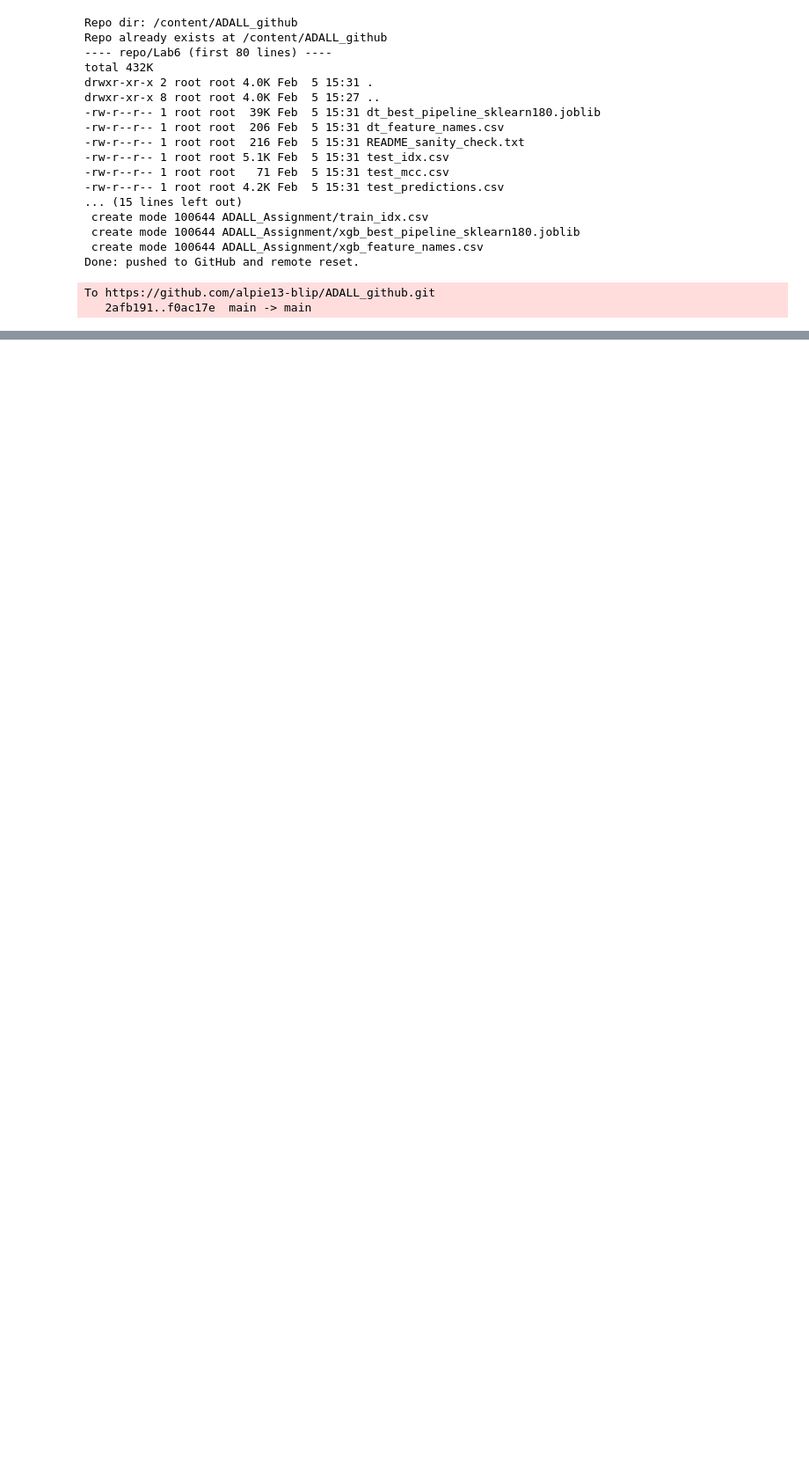
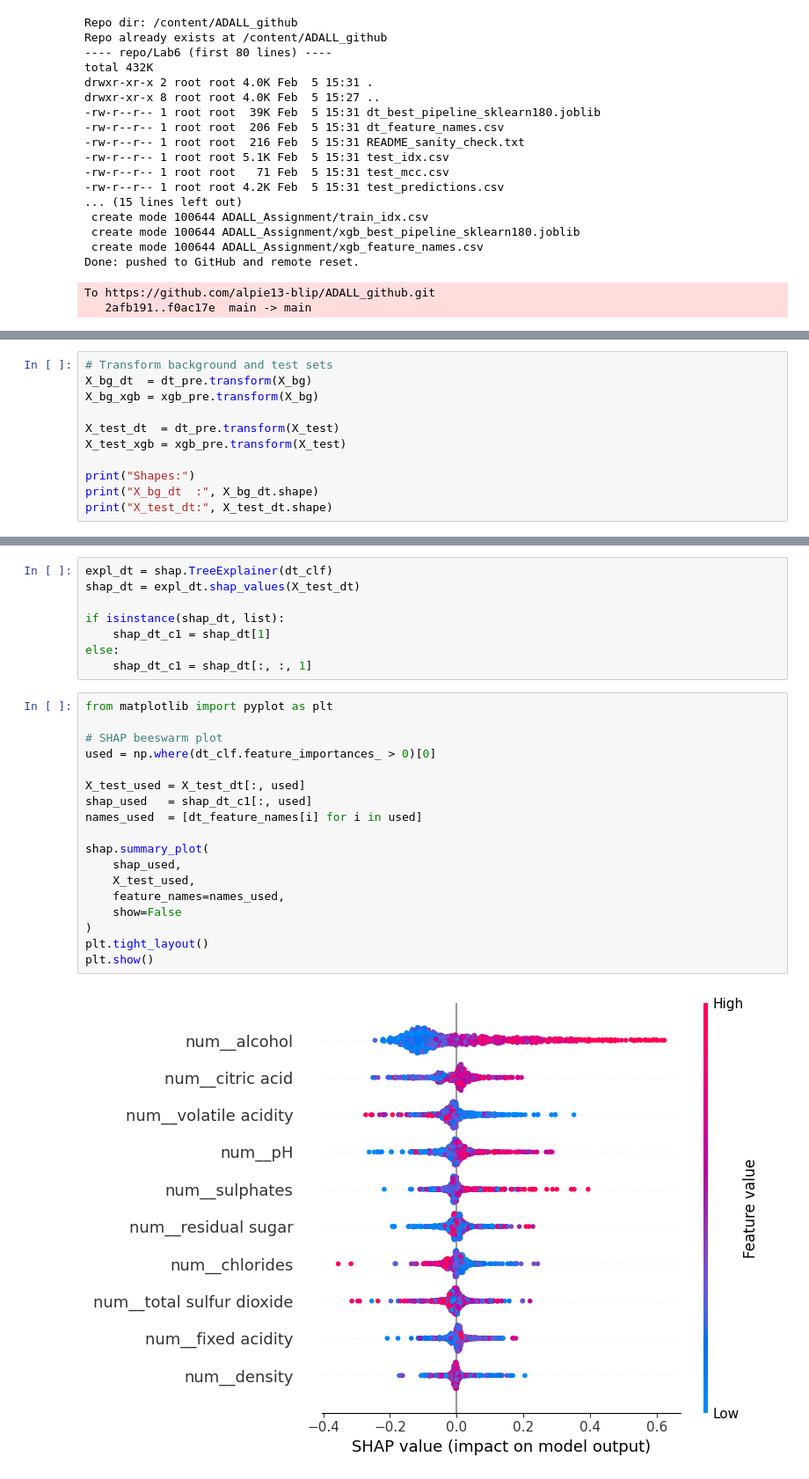
Before and after one commit to alpie13-blip/ADALL_github, a Jupyter notebook: ADALL/4641601C_ADALL_Project. v5.ipynb, the cells around one changed output, grey strips where cells are left out. Shown at 88% size. Drawn from its saved outputs; the diff is of its cells as text; blank space fills up the shorter version.

Commit message:
All codes added - SHAP and feature importance

```diff
--- a/ADALL/4641601C_ADALL_Project. v5.ipynb
+++ b/ADALL/4641601C_ADALL_Project. v5.ipynb
@@ -1540,0 +1719,11 @@ To https://github.com/alpie13-blip/ADALL_github.git
+# %%
+# Transform background and test sets
+X_bg_dt  = dt_pre.transform(X_bg)
+X_bg_xgb = xgb_pre.transform(X_bg)
+
+X_test_dt  = dt_pre.transform(X_test)
+X_test_xgb = xgb_pre.transform(X_test)
+
+print("Shapes:")
+print("X_bg_dt  :", X_bg_dt.shape)
+print("X_test_dt:", X_test_dt.shape)
@@ -1540,0 +1734,28 @@ To https://github.com/alpie13-blip/ADALL_github.git
+# %%
+expl_dt = shap.TreeExplainer(dt_clf)
+shap_dt = expl_dt.shap_values(X_test_dt)
+
+if isinstance(shap_dt, list):
+    shap_dt_c1 = shap_dt[1]
+else:
+    shap_dt_c1 = shap_dt[:, :, 1]
+# %%
+from matplotlib import pyplot as plt
+
+# SHAP beeswarm plot
+used = np.where(dt_clf.feature_importances_ > 0)[0]
+
+X_test_used = X_test_dt[:, used]
+shap_used   = shap_dt_c1[:, used]
+names_used  = [dt_feature_names[i] for i in used]
+
+shap.summary_plot(
+    shap_used,
+    X_test_used,
+    feature_names=names_used,
+    show=False
+)
+plt.tight_layout()
+plt.show()
+# %% [output]
+[figure, added]
```
Also changed, not shown: parts of 20 cells of this notebook.
